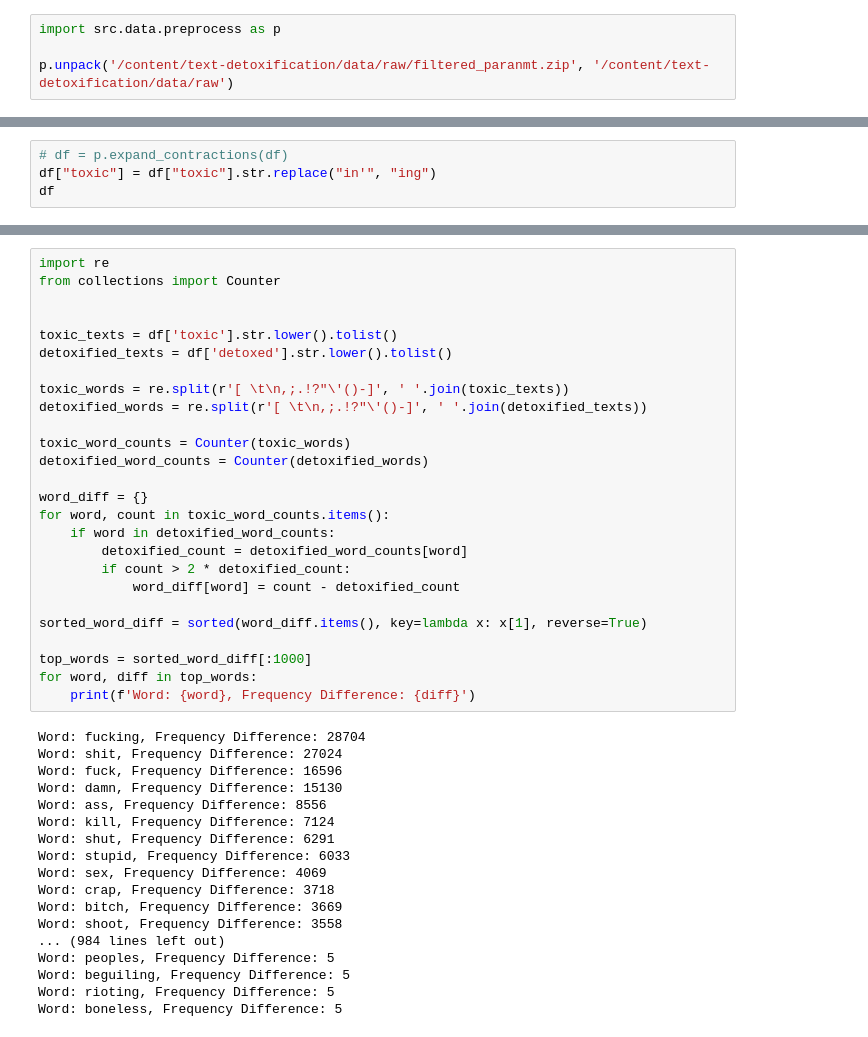
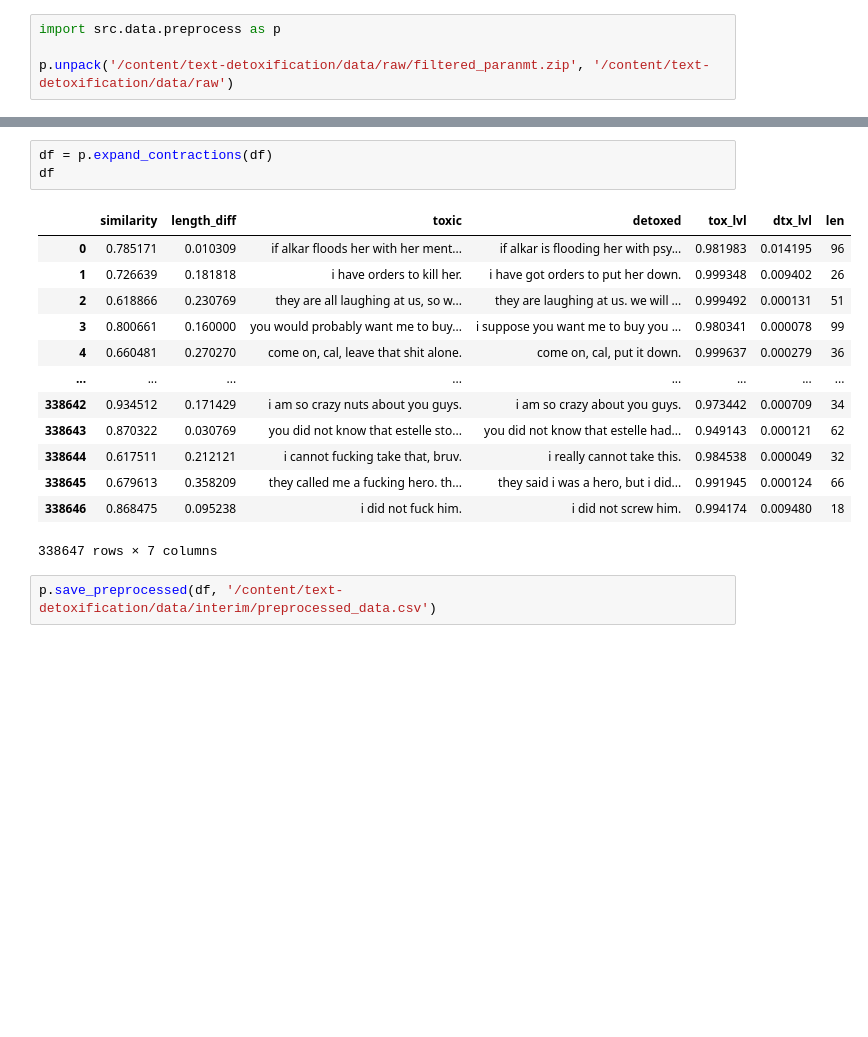
Before and after one commit to BatyshchevKirill/text-detoxification, a Jupyter notebook: notebooks/2_0_preprocess_train.ipynb, the cells around one changed output, grey strips where cells are left out. Saved outputs shown, nothing was run; the diff lists cells and outputs as text; blank space fills up the shorter version.

Commit message:
Add preprocessed data

```diff
--- a/notebooks/2_0_preprocess_train.ipynb
+++ b/notebooks/2_0_preprocess_train.ipynb
@@ -84,7 +90,3 @@ df
 | 338645 | 0.679613 | 0.358209 | they called me a fucking hero. th... | they said i was a hero, but i did... | 0.991945 | 0.000124 | 66 |
 | 338646 | 0.868475 | 0.095238 | i didn't fuck him. | i did not screw him. | 0.994174 | 0.009480 | 18 |
 338647 rows × 7 columns
-# %%
-# df = p.expand_contractions(df)
-df["toxic"] = df["toxic"].str.replace("in'", "ing")
-df
@@ -135,44 +93,19 @@ Unique words in text:83752
-# %%
-import re
-from collections import Counter
-
-
-toxic_texts = df['toxic'].str.lower().tolist()
-detoxified_texts = df['detoxed'].str.lower().tolist()
-
-toxic_words = re.split(r'[ \t\n,;.!?"\'()-]', ' '.join(toxic_texts))
-detoxified_words = re.split(r'[ \t\n,;.!?"\'()-]', ' '.join(detoxified_texts))
-
-toxic_word_counts = Counter(toxic_words)
-detoxified_word_counts = Counter(detoxified_words)
-
-word_diff = {}
-for word, count in toxic_word_counts.items():
-    if word in detoxified_word_counts:
-        detoxified_count = detoxified_word_counts[word]
-        if count > 2 * detoxified_count:
-            word_diff[word] = count - detoxified_count
-
-sorted_word_diff = sorted(word_diff.items(), key=lambda x: x[1], reverse=True)
-
-top_words = sorted_word_diff[:1000]
-for word, diff in top_words:
-    print(f'Word: {word}, Frequency Difference: {diff}')
-# %% [output]
-Word: fucking, Frequency Difference: 28704
-Word: shit, Frequency Difference: 27024
-Word: fuck, Frequency Difference: 16596
-Word: damn, Frequency Difference: 15130
-Word: ass, Frequency Difference: 8556
-Word: kill, Frequency Difference: 7124
-Word: shut, Frequency Difference: 6291
-Word: stupid, Frequency Difference: 6033
-Word: sex, Frequency Difference: 4069
-Word: crap, Frequency Difference: 3718
-Word: bitch, Frequency Difference: 3669
-Word: shoot, Frequency Difference: 3558
-... (984 lines left out)
-Word: peoples, Frequency Difference: 5
-Word: beguiling, Frequency Difference: 5
-Word: rioting, Frequency Difference: 5
-Word: boneless, Frequency Difference: 5
+# %%
+df = p.expand_contractions(df)
+df
+# %% [output]
+|  | similarity | length_diff | toxic | detoxed | tox_lvl | dtx_lvl | len |
+| 0 | 0.785171 | 0.010309 | if alkar floods her with her ment... | if alkar is flooding her with psy... | 0.981983 | 0.014195 | 96 |
+| 1 | 0.726639 | 0.181818 | i have orders to kill her. | i have got orders to put her down. | 0.999348 | 0.009402 | 26 |
+| 2 | 0.618866 | 0.230769 | they are all laughing at us, so w... | they are laughing at us. we will ... | 0.999492 | 0.000131 | 51 |
+| 3 | 0.800661 | 0.160000 | you would probably want me to buy... | i suppose you want me to buy you ... | 0.980341 | 0.000078 | 99 |
+| 4 | 0.660481 | 0.270270 | come on, cal, leave that shit alone. | come on, cal, put it down. | 0.999637 | 0.000279 | 36 |
+| ... | ... | ... | ... | ... | ... | ... | ... |
+| 338642 | 0.934512 | 0.171429 | i am so crazy nuts about you guys. | i am so crazy about you guys. | 0.973442 | 0.000709 | 34 |
+| 338643 | 0.870322 | 0.030769 | you did not know that estelle sto... | you did not know that estelle had... | 0.949143 | 0.000121 | 62 |
+| 338644 | 0.617511 | 0.212121 | i cannot fucking take that, bruv. | i really cannot take this. | 0.984538 | 0.000049 | 32 |
+| 338645 | 0.679613 | 0.358209 | they called me a fucking hero. th... | they said i was a hero, but i did... | 0.991945 | 0.000124 | 66 |
+| 338646 | 0.868475 | 0.095238 | i did not fuck him. | i did not screw him. | 0.994174 | 0.009480 | 18 |
+338647 rows × 7 columns
+# %%
+p.save_preprocessed(df, '/content/text-detoxification/data/interim/preprocessed_data.csv')
```
Also changed, not shown: parts of 9 cells of this notebook, 2 other files.
